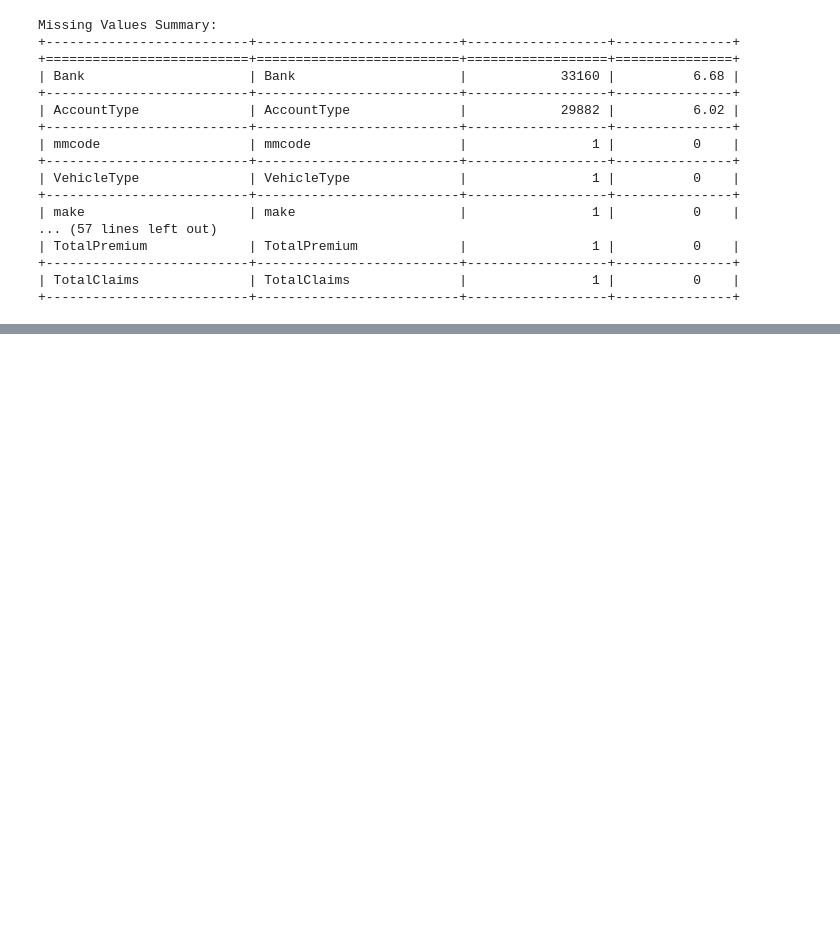
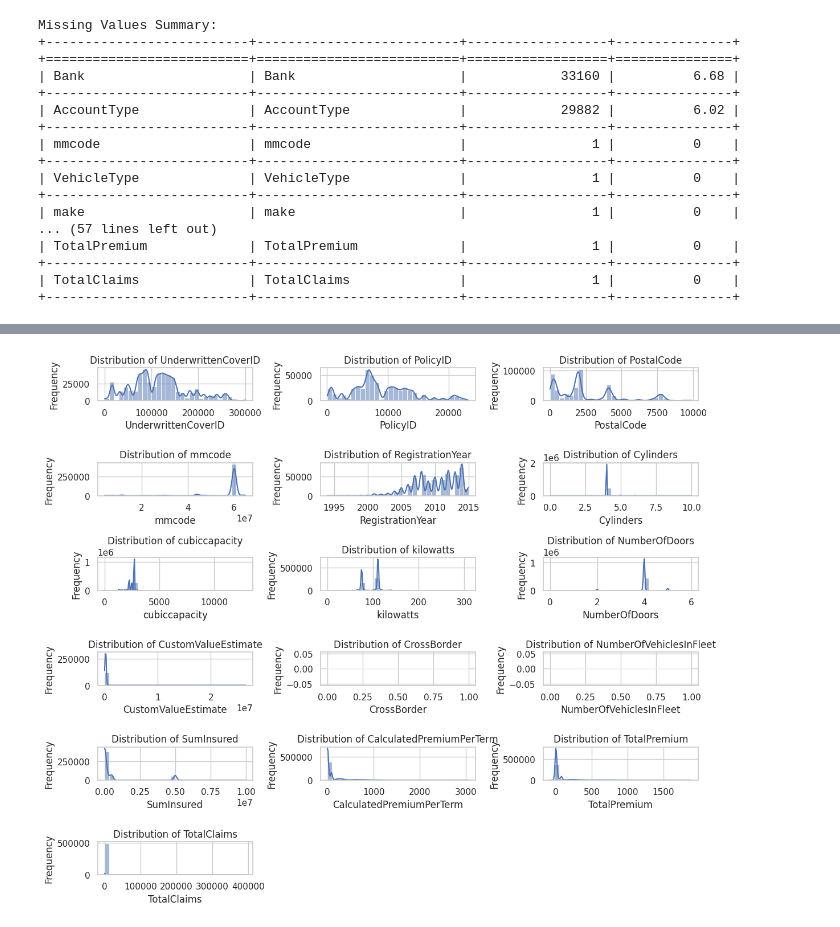
Before and after one commit to helinatefera/10xweek3, a Jupyter notebook: notebooks/task_1.ipynb, the cells around one changed output, grey strips where cells are left out. Drawn from its saved outputs; the diff is of its cells as text; code cells hidden in the pictures; blank space fills up the shorter version.

Commit message:
(feat) histograms plots for numerical column

```diff
--- a/notebooks/task_1.ipynb
+++ b/notebooks/task_1.ipynb
@@ -156,0 +163,19 @@ Missing Values Summary:
+# %%
+sns.set(style="whitegrid")
+numerical_cols = data.select_dtypes(include=['float64', 'int64']).columns
+
+num_cols = len(numerical_cols)
+num_rows = (num_cols + 2) // 3  # ensuring enough space
+
+# Plot histograms for numerical columns
+plt.figure(figsize=(12, 10))
+for i, col in enumerate(numerical_cols, 1):
+    plt.subplot(num_rows, 3, i)  # Dynamically adjust subplots
+    sns.histplot(data[col], kde=True, bins=30)
+    plt.title(f'Distribution of {col}')
+    plt.xlabel(col)
+    plt.ylabel('Frequency')
+plt.tight_layout()
+plt.show()
+# %% [output]
+[figure, added]
```
Also changed, not shown: parts of 3 cells of this notebook.
